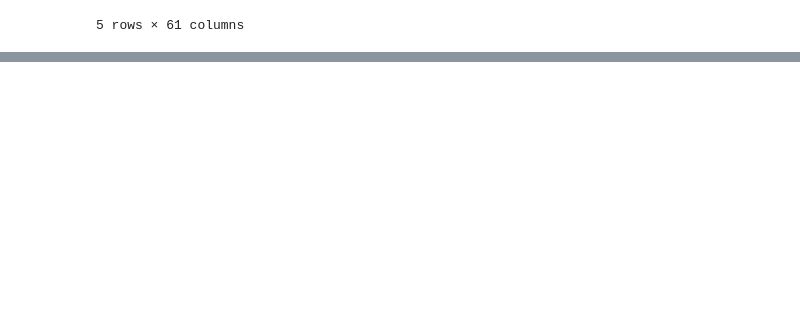
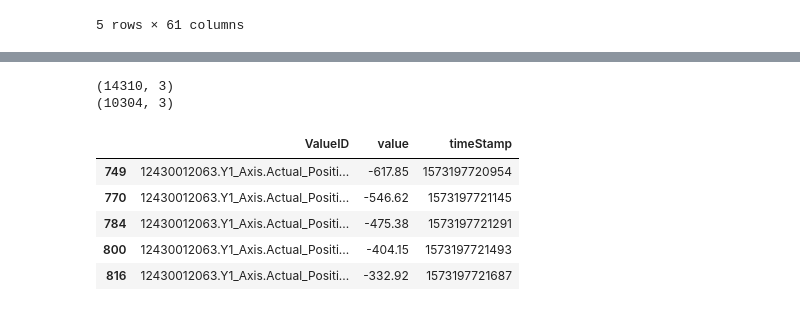
Before and after one commit to Xavubil/master_project_machine_learning, a Jupyter notebook: data_exploration/01-file_parsing - Kopie.ipynb, the cells around one changed output, grey strips where cells are left out. Saved outputs shown, nothing was run; the diff lists cells and outputs as text; code cells hidden in the pictures; blank space fills up the shorter version.

```diff
--- a/data_exploration/01-file_parsing - Kopie.ipynb
+++ b/data_exploration/01-file_parsing - Kopie.ipynb
@@ -66,0 +66,25 @@ df5 = pd.read_json("values_mdb-export.json",orient="records", lines=True)
+# %%
+# valuesncprogram.json einlesen und aufbereiten
+
+df5 = pd.read_json("values_mdb-export.json",orient="records", lines=True)
+df5["_id"] = df5["_id"].apply(lambda x: x["$oid"])
+df5["timeStamp"] = df5["timeStamp"].apply(lambda x: x["$date"]).apply(lambda x: x["$numberLong"])
+df5["valueStatus"] = df5["valueStatus"].apply(lambda x: x["$numberInt"])
+df5["value_number"] = df5["value_number"].apply(lambda x: list(x.values())[0])
+df5["timeStampMqttClient"] = df5["timeStampMqttClient"].apply(lambda x: x["$date"]).apply(lambda x: x["$numberLong"])
+# %%
+dfX = df5.loc[lambda x: x["ValueID"]=="12430012063.X1_Axis.Actual_Position_MCS", ["ValueID","value","timeStamp"] ].sort_values(by=["timeStamp"])
+dfY = df5.loc[lambda x: x["ValueID"]=="12430012063.Y1_Axis.Actual_Position_MCS", ["ValueID", "value","timeStamp"]].sort_values(by=["timeStamp"])
+# %%
+print(dfX.shape)
+print(dfY.shape)
+dfY.head()
+# %% [output]
+(14310, 3)
+(10304, 3)
+|  | ValueID | value | timeStamp |
+| 749 | 12430012063.Y1_Axis.Actual_Positi... | -617.85 | 1573197720954 |
+| 770 | 12430012063.Y1_Axis.Actual_Positi... | -546.62 | 1573197721145 |
+| 784 | 12430012063.Y1_Axis.Actual_Positi... | -475.38 | 1573197721291 |
+| 800 | 12430012063.Y1_Axis.Actual_Positi... | -404.15 | 1573197721493 |
+| 816 | 12430012063.Y1_Axis.Actual_Positi... | -332.92 | 1573197721687 |
```
Also changed, not shown: parts of 7 cells of this notebook.
